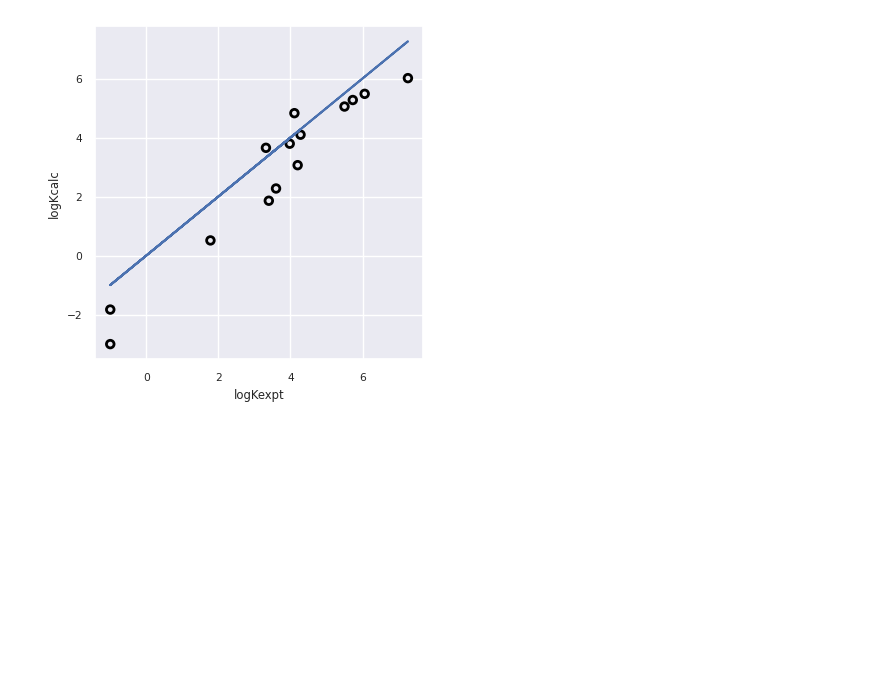
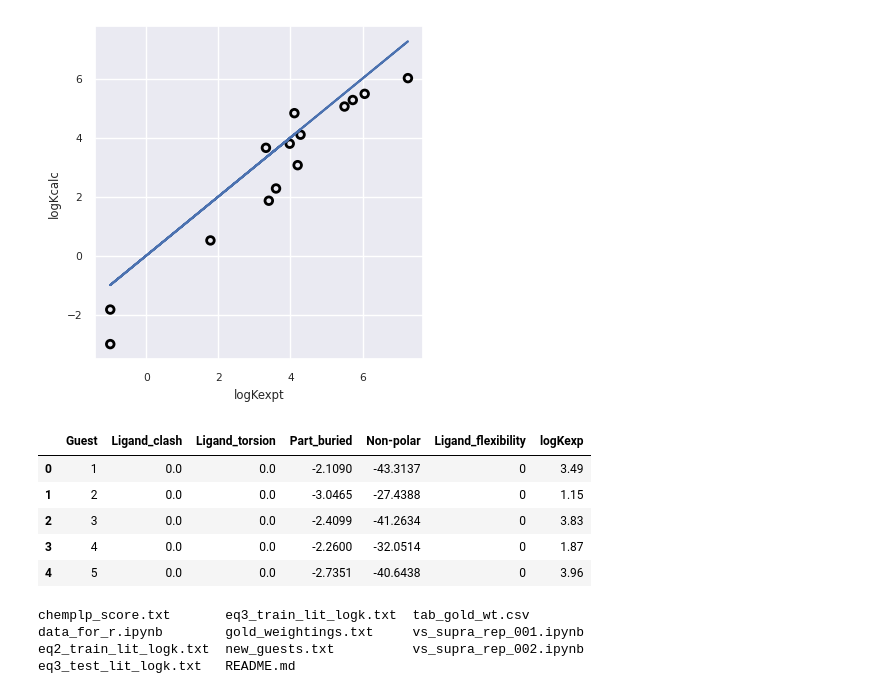
Before and after one commit to drsimonturega/vs_supra_rep, a Jupyter notebook: data_for_r.ipynb, the cells around one changed output. Drawn from its saved outputs; the diff is of its cells as text; code cells hidden in the pictures; blank space fills up the shorter version.

```diff
--- a/data_for_r.ipynb
+++ b/data_for_r.ipynb
@@ -427,3 +430,12 @@ plotter.Plotter.hg_scatter_mod_tl(y_test, y_pred, "logKexpt", "logKcalc")
 # %% [output]
 RMSE: 1.0257319446264144
 [figure]
+# %%
+tab_gold_wt.head()
+# %% [output]
+|  | Guest | Ligand_clash | Ligand_torsion | Part_buried | Non-polar | Ligand_flexibility | logKexp |
+| 0 | 1 | 0.0 | 0.0 | -2.1090 | -43.3137 | 0 | 3.49 |
+| 1 | 2 | 0.0 | 0.0 | -3.0465 | -27.4388 | 0 | 1.15 |
+| 2 | 3 | 0.0 | 0.0 | -2.4099 | -41.2634 | 0 | 3.83 |
+| 3 | 4 | 0.0 | 0.0 | -2.2600 | -32.0514 | 0 | 1.87 |
+| 4 | 5 | 0.0 | 0.0 | -2.7351 | -40.6438 | 0 | 3.96 |
@@ -429,0 +446,7 @@ RMSE: 1.0257319446264144
+# %%
+ls
+# %% [output]
+chemplp_score.txt       eq3_train_lit_logk.txt  tab_gold_wt.csv
+data_for_r.ipynb        gold_weightings.txt     vs_supra_rep_001.ipynb
+eq2_train_lit_logk.txt  new_guests.txt          vs_supra_rep_002.ipynb
+eq3_test_lit_logk.txt   README.md
```
Also changed, not shown: parts of 7 cells of this notebook.
